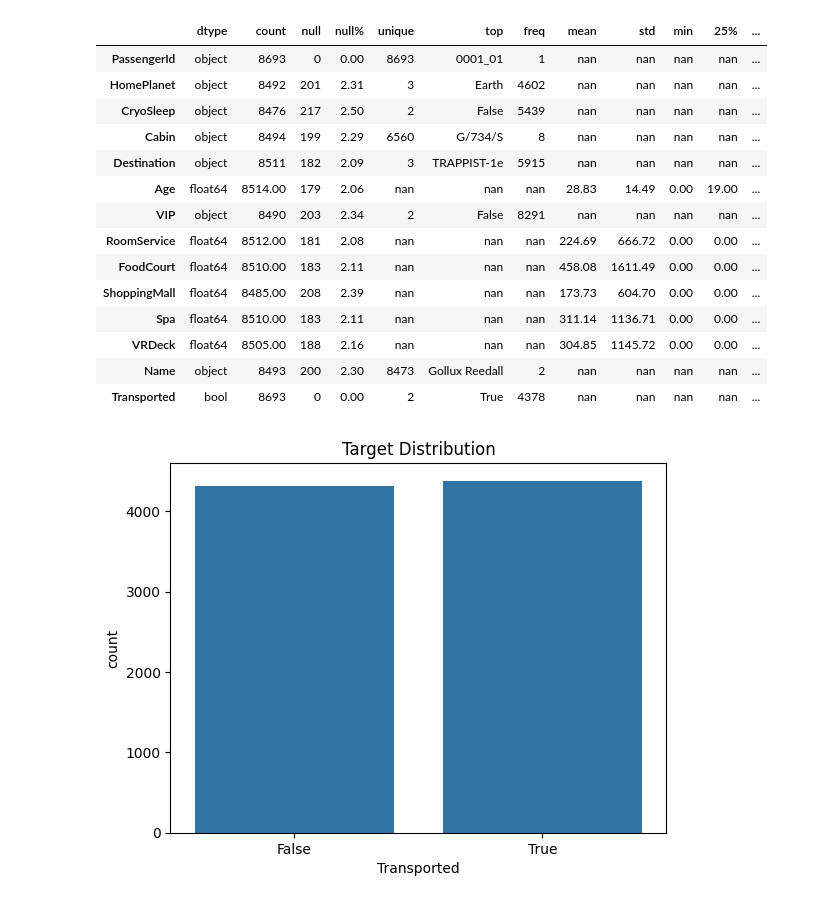
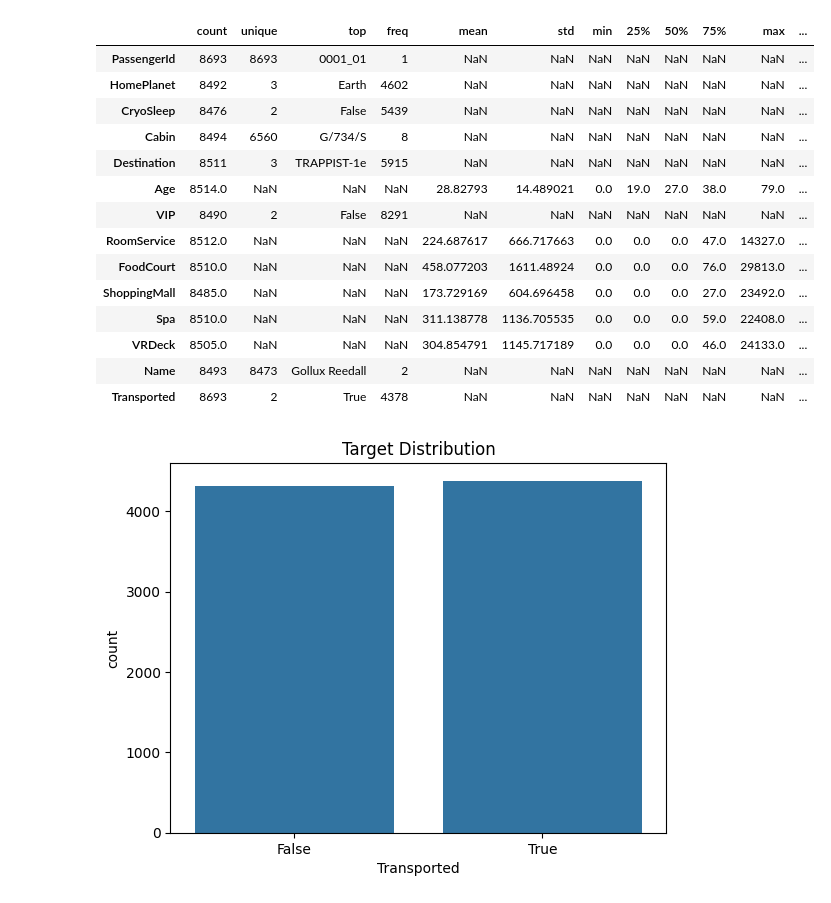
Before and after one commit to ravsperiments/llm-learning-journey, a Jupyter notebook: notebooks/spaceship-titanic/notebooks/01_eda_baseline.ipynb, the cells around one changed output. Saved outputs shown, nothing was run; the diff lists cells and outputs as text; code cells hidden in the pictures.

Commit message:
Added feature engineering module and starting prelim training

```diff
--- a/notebooks/spaceship-titanic/notebooks/01_eda_baseline.ipynb
+++ b/notebooks/spaceship-titanic/notebooks/01_eda_baseline.ipynb
@@ -29,25 +30,25 @@ from utils.visualize import visualize_overview, plot_numerics, plot_categoricals
 # %%
 # Load training data
 train_data = pd.read_csv("../data/train.csv")
 
 
-describe_with_missing(train_data)
+describe_custom(train_data)
 # %% [output]
-|  | dtype | count | null | null% | unique | top | freq | mean | std | min | 25% | ... |
-| PassengerId | object | 8693 | 0 | 0.00 | 8693 | 0001_01 | 1 | nan | nan | nan | nan | ... |
-| HomePlanet | object | 8492 | 201 | 2.31 | 3 | Earth | 4602 | nan | nan | nan | nan | ... |
-| CryoSleep | object | 8476 | 217 | 2.50 | 2 | False | 5439 | nan | nan | nan | nan | ... |
-| Cabin | object | 8494 | 199 | 2.29 | 6560 | G/734/S | 8 | nan | nan | nan | nan | ... |
-| Destination | object | 8511 | 182 | 2.09 | 3 | TRAPPIST-1e | 5915 | nan | nan | nan | nan | ... |
-| Age | float64 | 8514.00 | 179 | 2.06 | nan | nan | nan | 28.83 | 14.49 | 0.00 | 19.00 | ... |
-| VIP | object | 8490 | 203 | 2.34 | 2 | False | 8291 | nan | nan | nan | nan | ... |
-| RoomService | float64 | 8512.00 | 181 | 2.08 | nan | nan | nan | 224.69 | 666.72 | 0.00 | 0.00 | ... |
-| FoodCourt | float64 | 8510.00 | 183 | 2.11 | nan | nan | nan | 458.08 | 1611.49 | 0.00 | 0.00 | ... |
-| ShoppingMall | float64 | 8485.00 | 208 | 2.39 | nan | nan | nan | 173.73 | 604.70 | 0.00 | 0.00 | ... |
-| Spa | float64 | 8510.00 | 183 | 2.11 | nan | nan | nan | 311.14 | 1136.71 | 0.00 | 0.00 | ... |
-| VRDeck | float64 | 8505.00 | 188 | 2.16 | nan | nan | nan | 304.85 | 1145.72 | 0.00 | 0.00 | ... |
-| Name | object | 8493 | 200 | 2.30 | 8473 | Gollux Reedall | 2 | nan | nan | nan | nan | ... |
-| Transported | bool | 8693 | 0 | 0.00 | 2 | True | 4378 | nan | nan | nan | nan | ... |
+|  | count | unique | top | freq | mean | std | min | 25% | 50% | 75% | max | ... |
+| PassengerId | 8693 | 8693 | 0001_01 | 1 | NaN | NaN | NaN | NaN | NaN | NaN | NaN | ... |
+| HomePlanet | 8492 | 3 | Earth | 4602 | NaN | NaN | NaN | NaN | NaN | NaN | NaN | ... |
+| CryoSleep | 8476 | 2 | False | 5439 | NaN | NaN | NaN | NaN | NaN | NaN | NaN | ... |
+| Cabin | 8494 | 6560 | G/734/S | 8 | NaN | NaN | NaN | NaN | NaN | NaN | NaN | ... |
+| Destination | 8511 | 3 | TRAPPIST-1e | 5915 | NaN | NaN | NaN | NaN | NaN | NaN | NaN | ... |
+| Age | 8514.0 | NaN | NaN | NaN | 28.82793 | 14.489021 | 0.0 | 19.0 | 27.0 | 38.0 | 79.0 | ... |
+| VIP | 8490 | 2 | False | 8291 | NaN | NaN | NaN | NaN | NaN | NaN | NaN | ... |
+| RoomService | 8512.0 | NaN | NaN | NaN | 224.687617 | 666.717663 | 0.0 | 0.0 | 0.0 | 47.0 | 14327.0 | ... |
+| FoodCourt | 8510.0 | NaN | NaN | NaN | 458.077203 | 1611.48924 | 0.0 | 0.0 | 0.0 | 76.0 | 29813.0 | ... |
+| ShoppingMall | 8485.0 | NaN | NaN | NaN | 173.729169 | 604.696458 | 0.0 | 0.0 | 0.0 | 27.0 | 23492.0 | ... |
+| Spa | 8510.0 | NaN | NaN | NaN | 311.138778 | 1136.705535 | 0.0 | 0.0 | 0.0 | 59.0 | 22408.0 | ... |
+| VRDeck | 8505.0 | NaN | NaN | NaN | 304.854791 | 1145.717189 | 0.0 | 0.0 | 0.0 | 46.0 | 24133.0 | ... |
+| Name | 8493 | 8473 | Gollux Reedall | 2 | NaN | NaN | NaN | NaN | NaN | NaN | NaN | ... |
+| Transported | 8693 | 2 | True | 4378 | NaN | NaN | NaN | NaN | NaN | NaN | NaN | ... |
 # %%
 # Run overview
 visualize_overview(train_data, 'Transported')
```
Also changed, not shown: parts of 7 cells of this notebook, 4 other files.
